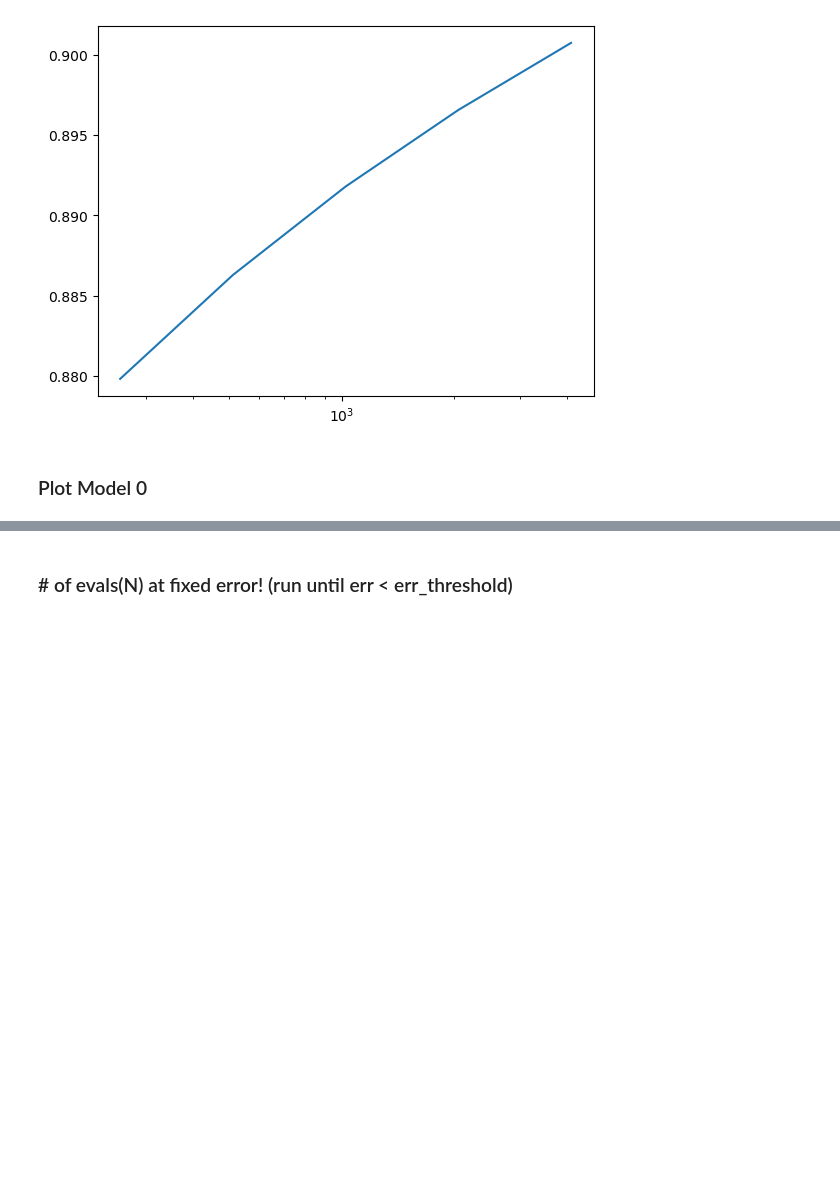
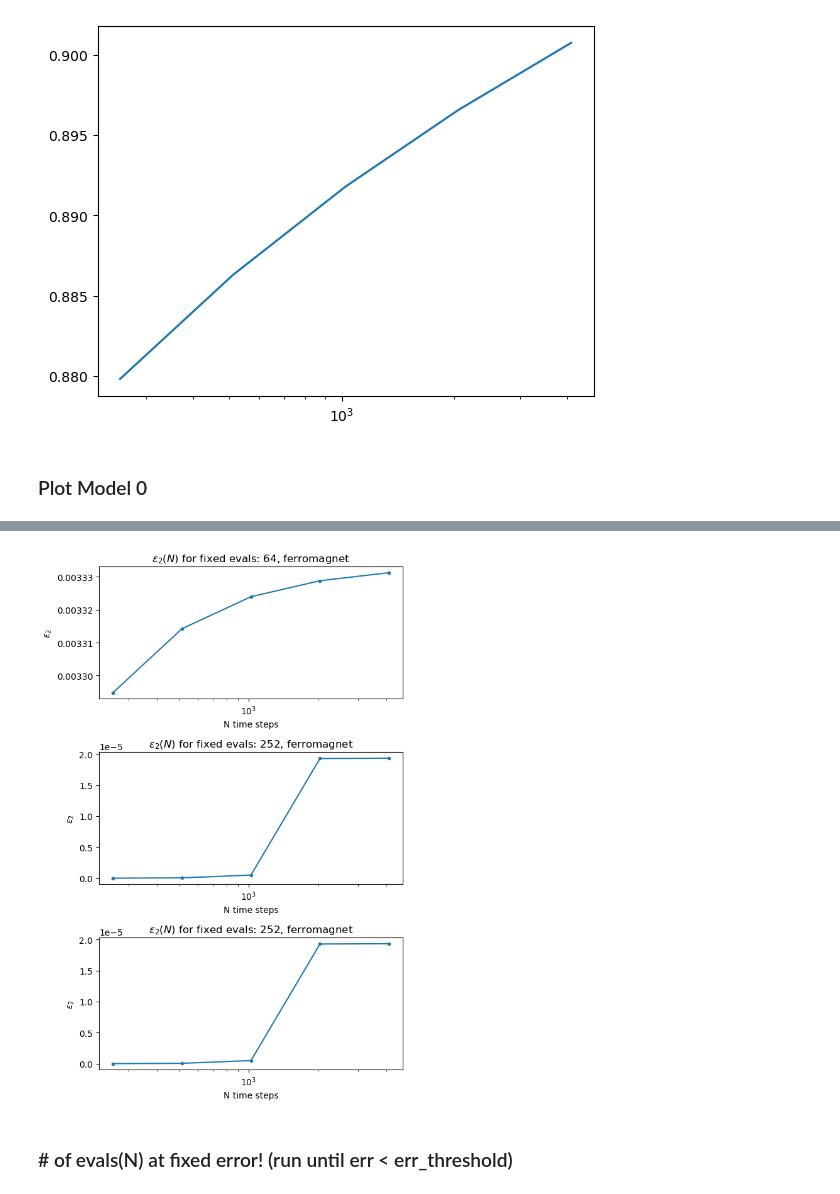
Before and after one commit to gconcheri/Student-Research-Job, a Jupyter notebook: Correlation_function/Corrfunc_LsiteaccumulativeTCI_relevant_plots_new.ipynb, the cells around one changed output, grey strips where cells are left out. Drawn from its saved outputs; the diff is of its cells as text; code cells hidden in the pictures; blank space fills up the shorter version.

```diff
--- a/Correlation_function/Corrfunc_LsiteaccumulativeTCI_relevant_plots_new.ipynb
+++ b/Correlation_function/Corrfunc_LsiteaccumulativeTCI_relevant_plots_new.ipynb
@@ -417,3 +374,15 @@ fig.tight_layout()
+# %%
+fig, ax = plt.subplots(len(best_err2['2']), 1, figsize = (6, 3*len(best_err2['2'])))
+
+for idx, i in enumerate(best_err2['2']):
+    ax[idx].plot(Nlist, i, '.-')
+    ax[idx].set(xlabel = 'N time steps', ylabel = r'$\epsilon_2$')
+    ax[idx].set(xscale = 'log')
+    ax[idx].set_title(r'$\epsilon_2(N)$ for fixed evals: ' + f'{np.average(best_eval['2'][idx]):.0f}' + ', ferromagnet')
+
+fig.tight_layout()
+# %% [output]
+[figure, added]
 # %% [markdown]
 ### # of evals(N) at fixed error! (run until err < err_threshold)
 # %%
```
Also changed, not shown: parts of 19 cells of this notebook, 1 other file.
